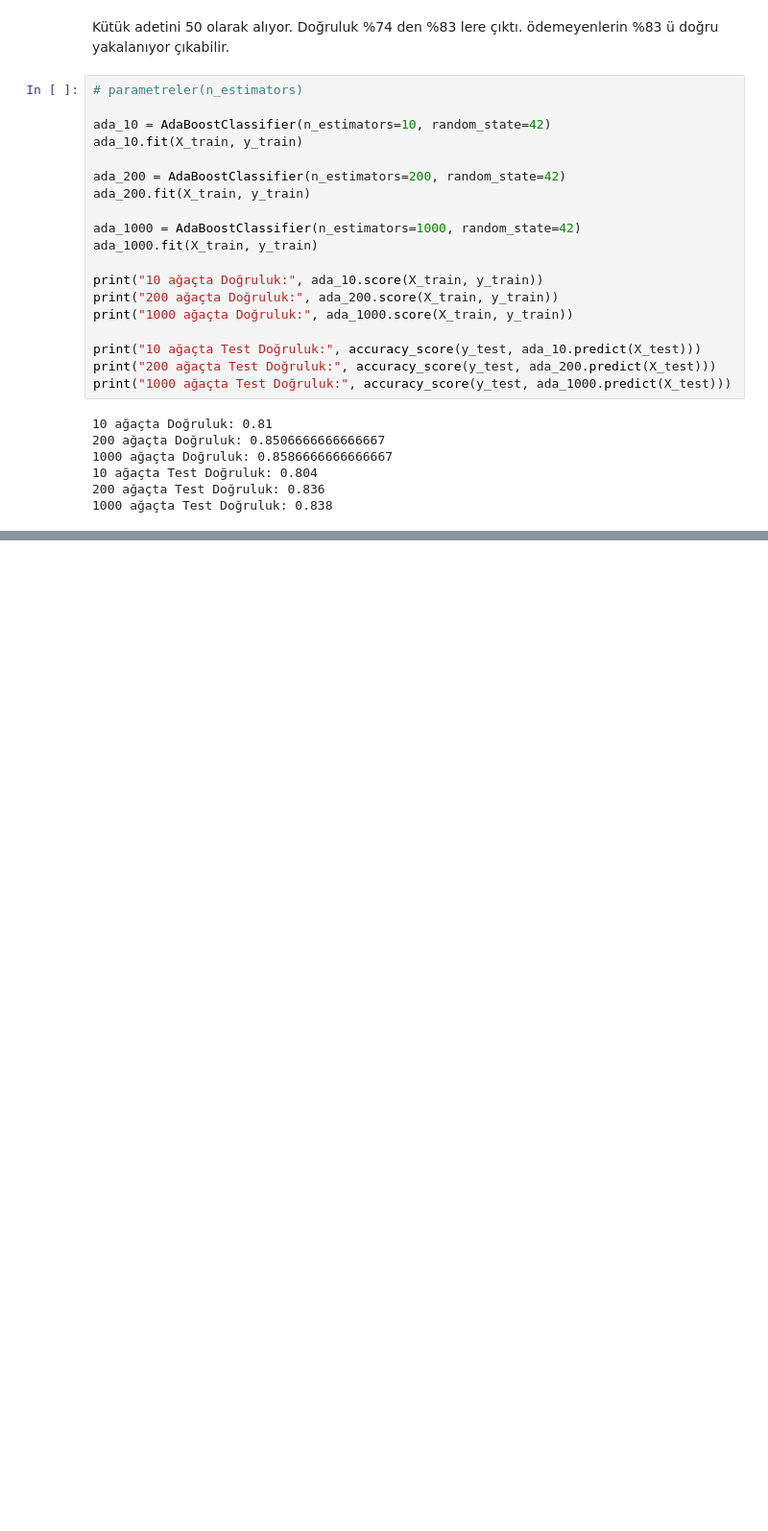
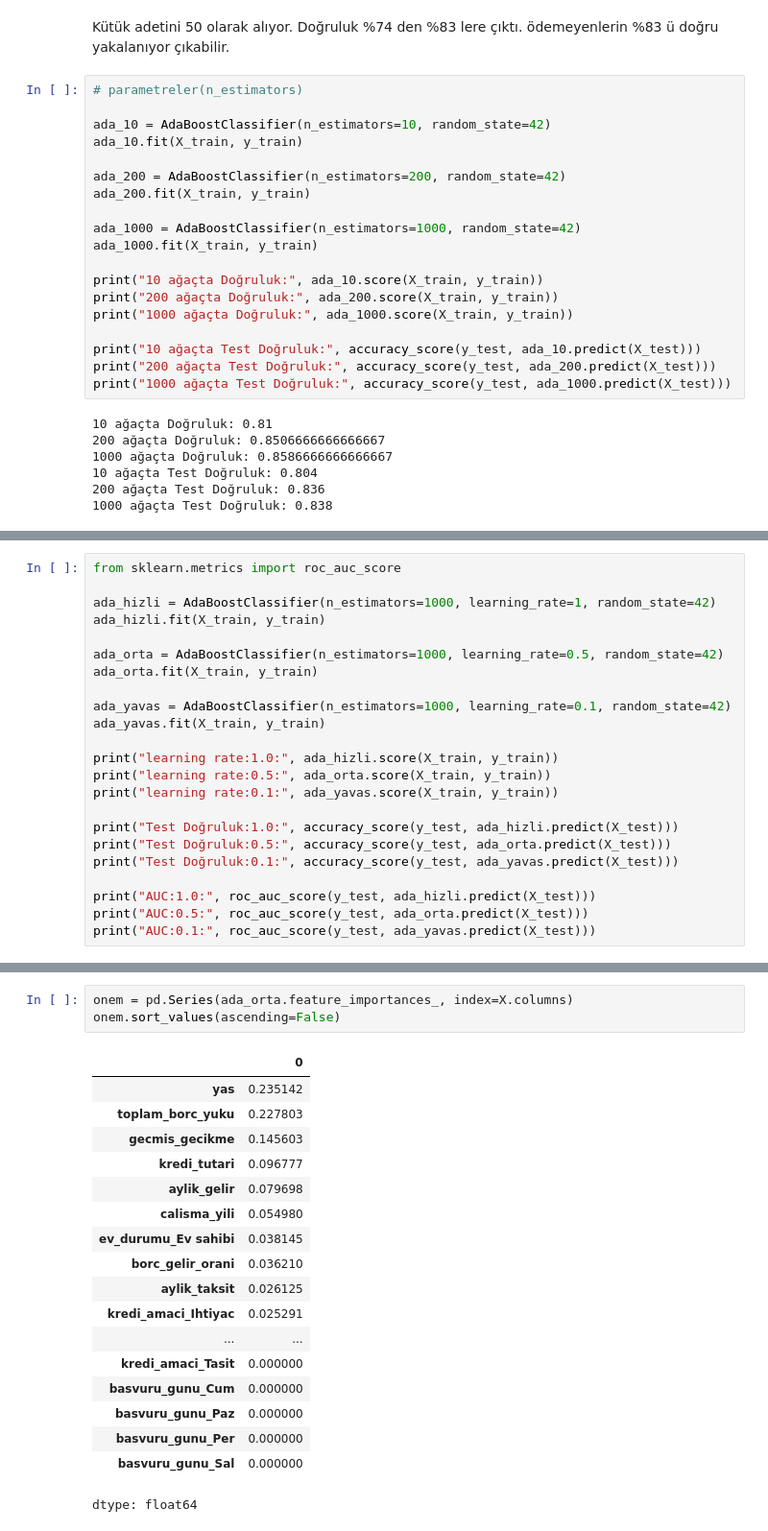
Before and after one commit to europecodingschool/ECS---VB---YZ---08.26, a Jupyter notebook: VB_YZ_Ders_15_.ipynb, the cells around one changed output, grey strips where cells are left out. Shown at 96% size. Drawn from its saved outputs; the diff is of its cells as text; blank space fills up the shorter version.

```diff
--- a/VB_YZ_Ders_15_.ipynb
+++ b/VB_YZ_Ders_15_.ipynb
@@ -373,0 +407,23 @@ print("1000 ağaçta Test Doğruluk:", accuracy_score(y_test, ada_1000.predict(X
+# %%
+from sklearn.metrics import roc_auc_score
+
+ada_hizli = AdaBoostClassifier(n_estimators=1000, learning_rate=1, random_state=42)
+ada_hizli.fit(X_train, y_train)
+
+ada_orta = AdaBoostClassifier(n_estimators=1000, learning_rate=0.5, random_state=42)
+ada_orta.fit(X_train, y_train)
+
+ada_yavas = AdaBoostClassifier(n_estimators=1000, learning_rate=0.1, random_state=42)
+ada_yavas.fit(X_train, y_train)
+
+print("learning rate:1.0:", ada_hizli.score(X_train, y_train))
+print("learning rate:0.5:", ada_orta.score(X_train, y_train))
+print("learning rate:0.1:", ada_yavas.score(X_train, y_train))
+
+print("Test Doğruluk:1.0:", accuracy_score(y_test, ada_hizli.predict(X_test)))
+print("Test Doğruluk:0.5:", accuracy_score(y_test, ada_orta.predict(X_test)))
+print("Test Doğruluk:0.1:", accuracy_score(y_test, ada_yavas.predict(X_test)))
+
+print("AUC:1.0:", roc_auc_score(y_test, ada_hizli.predict(X_test)))
+print("AUC:0.5:", roc_auc_score(y_test, ada_orta.predict(X_test)))
+print("AUC:0.1:", roc_auc_score(y_test, ada_yavas.predict(X_test)))
@@ -373,0 +440,22 @@ print("1000 ağaçta Test Doğruluk:", accuracy_score(y_test, ada_1000.predict(X
+# %%
+onem = pd.Series(ada_orta.feature_importances_, index=X.columns)
+onem.sort_values(ascending=False)
+# %% [output]
+|  | 0 |
+| yas | 0.235142 |
+| toplam_borc_yuku | 0.227803 |
+| gecmis_gecikme | 0.145603 |
+| kredi_tutari | 0.096777 |
+| aylik_gelir | 0.079698 |
+| calisma_yili | 0.054980 |
+| ev_durumu_Ev sahibi | 0.038145 |
+| borc_gelir_orani | 0.036210 |
+| aylik_taksit | 0.026125 |
+| kredi_amaci_Ihtiyac | 0.025291 |
+| ... | ... |
+| kredi_amaci_Tasit | 0.000000 |
+| basvuru_gunu_Cum | 0.000000 |
+| basvuru_gunu_Paz | 0.000000 |
+| basvuru_gunu_Per | 0.000000 |
+| basvuru_gunu_Sal | 0.000000 |
+dtype: float64
```
Also changed, not shown: parts of 4 cells of this notebook.
